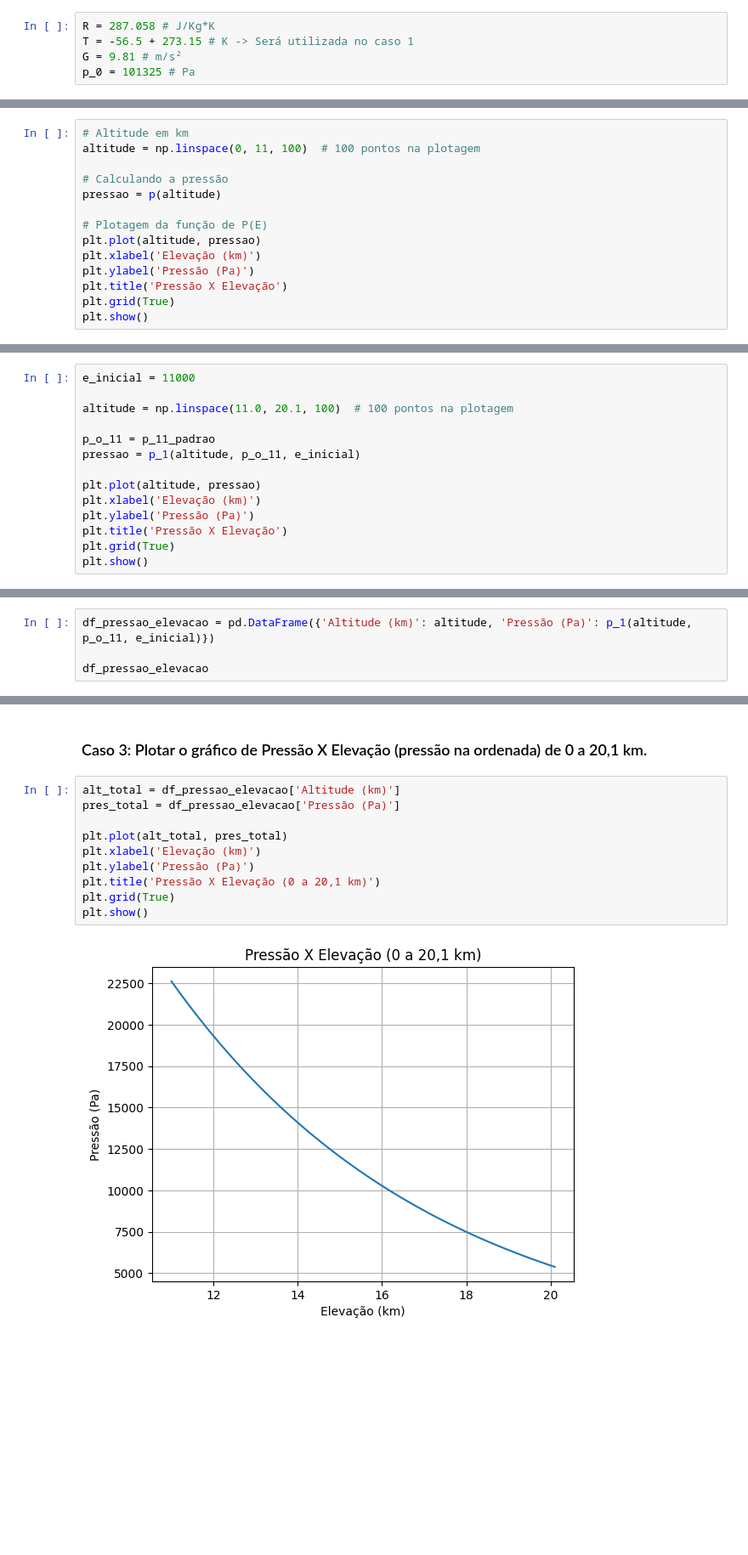
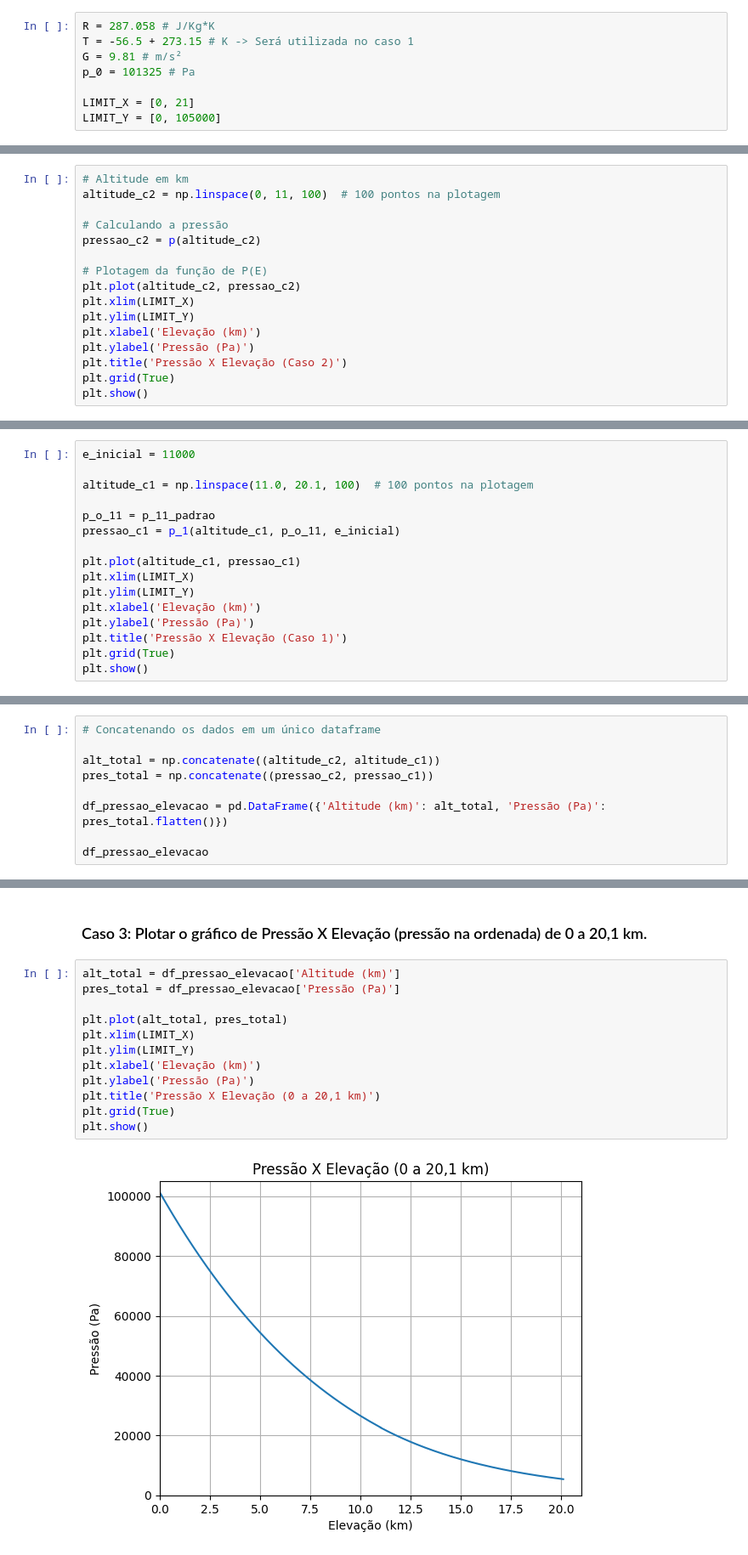
Before and after one commit to RaffaellaSantos/pressao_elevacao, a Jupyter notebook: atividade1.ipynb, the cells around one changed output, grey strips where cells are left out. Shown at 85% size. Saved outputs shown, nothing was run; the diff lists cells and outputs as text; blank space fills up the shorter version.

Commit message:
chore: gráficos na mesma escala e explicação abrangente do caso 2

```diff
--- a/atividade1.ipynb
+++ b/atividade1.ipynb
@@ -46,6 +46,9 @@ R = 287.058 # J/Kg*K
 T = -56.5 + 273.15 # K -> Será utilizada no caso 1
 G = 9.81 # m/s²
 p_0 = 101325 # Pa
+
+LIMIT_X = [0, 21]
+LIMIT_Y = [0, 105000]
 # %% [markdown]
 ### Caso 2: Temperatura variante
 
@@ -180,16 +183,18 @@ print(f"Pressão em 11km: {p_11[0]:.2f} Pa")
 Pressão em 11km: 22695.27 Pa
 # %%
 # Altitude em km
-altitude = np.linspace(0, 11, 100)  # 100 pontos na plotagem
+altitude_c2 = np.linspace(0, 11, 100)  # 100 pontos na plotagem
 
 # Calculando a pressão
-pressao = p(altitude)
+pressao_c2 = p(altitude_c2)
 
 # Plotagem da função de P(E)
-plt.plot(altitude, pressao)
+plt.plot(altitude_c2, pressao_c2)
+plt.xlim(LIMIT_X)
+plt.ylim(LIMIT_Y)
 plt.xlabel('Elevação (km)')
 plt.ylabel('Pressão (Pa)')
-plt.title('Pressão X Elevação')
+plt.title('Pressão X Elevação (Caso 2)')
 plt.grid(True)
 plt.show()
 # %% [output]
@@ -289,15 +330,17 @@ def p_1(e, p_0, e_inicial):
 # %%
 e_inicial = 11000
 
-altitude = np.linspace(11.0, 20.1, 100)  # 100 pontos na plotagem
+altitude_c1 = np.linspace(11.0, 20.1, 100)  # 100 pontos na plotagem
 
 p_o_11 = p_11_padrao
-pressao = p_1(altitude, p_o_11, e_inicial)
+pressao_c1 = p_1(altitude_c1, p_o_11, e_inicial)
 
-plt.plot(altitude, pressao)
+plt.plot(altitude_c1, pressao_c1)
+plt.xlim(LIMIT_X)
+plt.ylim(LIMIT_Y)
 plt.xlabel('Elevação (km)')
 plt.ylabel('Pressão (Pa)')
-plt.title('Pressão X Elevação')
+plt.title('Pressão X Elevação (Caso 1)')
 plt.grid(True)
 plt.show()
 # %% [output]
@@ -305,5 +348,10 @@ plt.show()
 # %%
-df_pressao_elevacao = pd.DataFrame({'Altitude (km)': altitude, 'Pressão (Pa)': p_1(altitude, p_o_11, e_inicial)})
+# Concatenando os dados em um único dataframe
+
+alt_total = np.concatenate((altitude_c2, altitude_c1))
+pres_total = np.concatenate((pressao_c2, pressao_c1))
+
+df_pressao_elevacao = pd.DataFrame({'Altitude (km)': alt_total, 'Pressão (Pa)': pres_total.flatten()})
 
 df_pressao_elevacao
 # %% [output]
@@ -325,12 +373,14 @@ df_pressao_elevacao
 # %%
 alt_total = df_pressao_elevacao['Altitude (km)']
 pres_total = df_pressao_elevacao['Pressão (Pa)']
 
 plt.plot(alt_total, pres_total)
+plt.xlim(LIMIT_X)
+plt.ylim(LIMIT_Y)
 plt.xlabel('Elevação (km)')
 plt.ylabel('Pressão (Pa)')
 plt.title('Pressão X Elevação (0 a 20,1 km)')
 plt.grid(True)
 plt.show()
 # %% [output]
-[figure, old version]
+[figure, new version]
```
Also changed, not shown: parts of 4 cells of this notebook.
